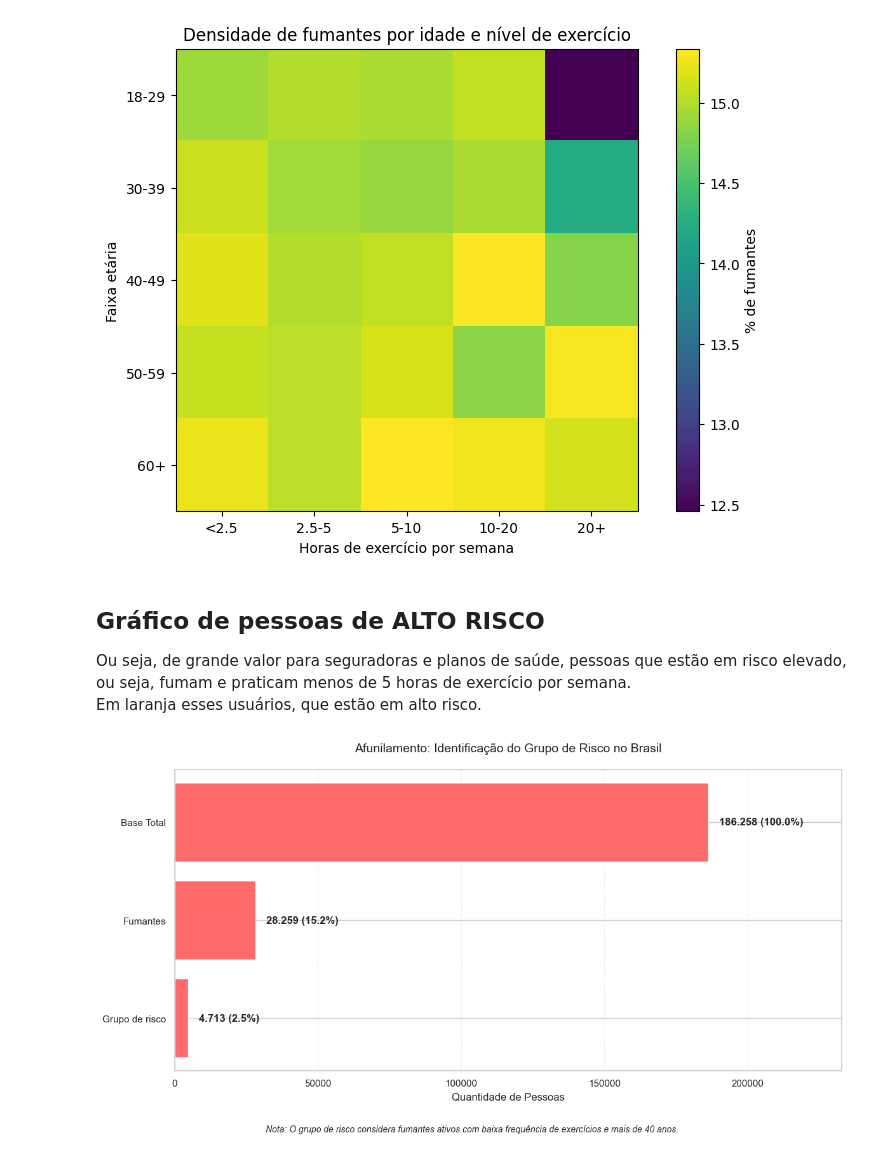
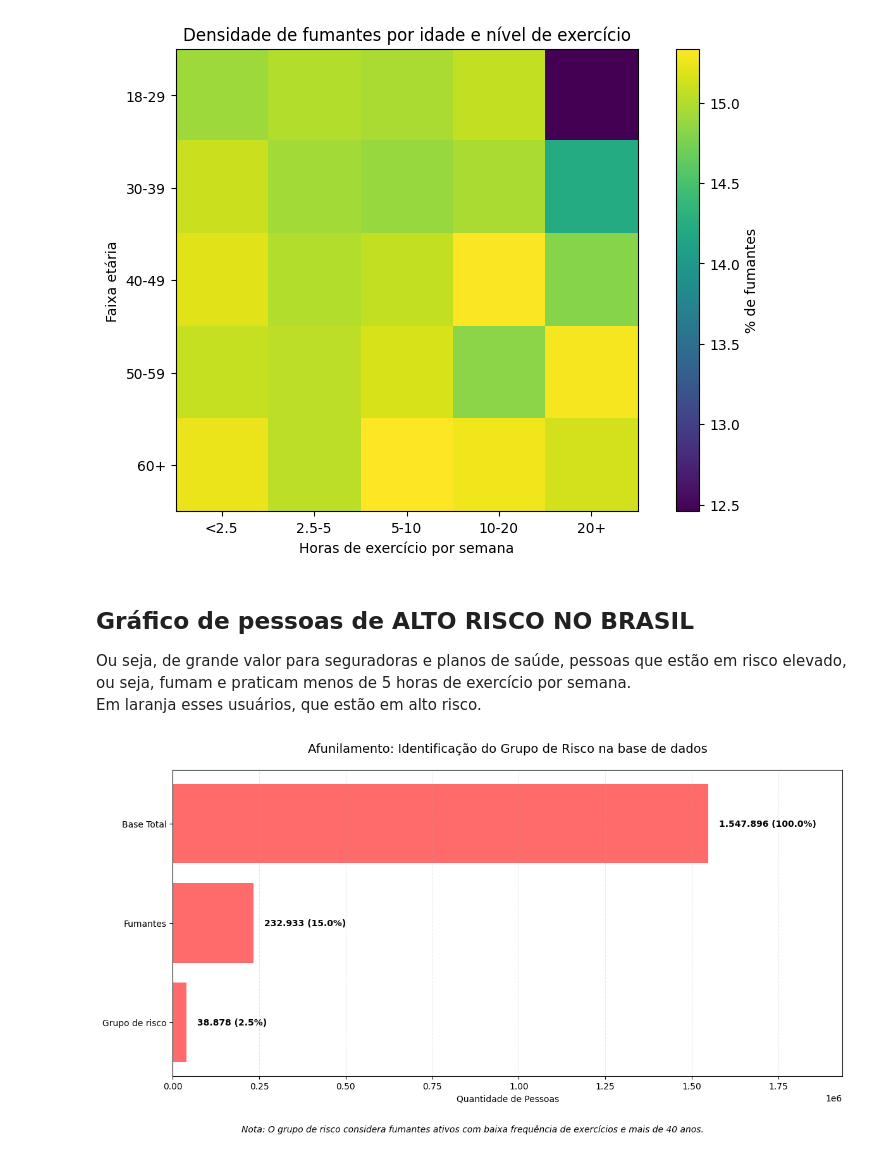
Before and after one commit to H3ytt0r62/SBD2-Social_Media_User_Analysis, a Jupyter notebook: Data layer/Raw/analytcs.ipynb, the cells around one changed output. Cells and saved outputs as stored; diff of their text form; code cells hidden in the pictures.

Commit message:
feat: novo gráfico

```diff
--- a/Data layer/Raw/analytcs.ipynb
+++ b/Data layer/Raw/analytcs.ipynb
@@ -349,41 +349,39 @@ plt.show()
 # %% [output]
 [figure]
 # %% [markdown]
-## Gráfico de pessoas de ALTO RISCO
+## Gráfico de pessoas de ALTO RISCO NO BRASIL
 Ou seja, de grande valor para seguradoras e planos de saúde, pessoas que estão em risco elevado, ou seja, fumam e praticam menos de 5 horas de exercício por semana.<br>
 Em laranja esses usuários, que estão em alto risco.
 # %%
-df_br = df_raw[df_raw['country'] == 'Brazil'].copy()
+total_base = len(df_raw)
 
-total_base = len(df_br)
-
-df_fumantes = df_br[df_br['smoking'].str.lower() == 'yes']
+df_fumantes = df_raw[df_raw['smoking'].str.lower() == 'yes']
 total_fumantes = len(df_fumantes)
 
-df_grupo_risco = df_br[(df_br['age'] >= 40) & (df_br['smoking'].str.lower() == 'yes') & (df_br['exercise_hours_per_week'] < 5)]
+df_grupo_risco = df_raw[(df_raw['age'] >= 40) & (df_raw['smoking'].str.lower() == 'yes') & (df_raw['exercise_hours_per_week'] < 5)]
 total_grupo_risco = len(df_grupo_risco)
 
 etapas = ["Base Total", "Fumantes", "Grupo de risco"]
 valores = [total_base, total_fumantes, total_grupo_risco]
 
 plt.figure(figsize=(12, 6))
 
 bars = plt.barh(etapas[::-1], valores[::-1], color='#ff6b6b')
 for index, value in enumerate(valores[::-1]):
     percentual = (value / total_base) * 100
     plt.text(value + (max(valores) * 0.02), index,
              f"{value:,} ({percentual:.1f}%)".replace(',', '.'),
              va='center', fontweight='bold')
 
 plt.xlim(0, max(valores) * 1.25) # o número tava encostando na barrinha final, aumenta o limite
 
-plt.title('Afunilamento: Identificação do Grupo de Risco no Brasil', pad=20, fontsize=14)
+plt.title('Afunilamento: Identificação do Grupo de Risco na base de dados', pad=20, fontsize=14)
 plt.xlabel('Quantidade de Pessoas')
 plt.grid(axis='x', linestyle='--', alpha=0.3)
 plt.figtext(0.5, -0.05,
             "Nota: O grupo de risco considera fumantes ativos com baixa frequência de exercícios e mais de 40 anos.",
             ha="center", fontsize=10, style='italic')
 plt.tight_layout()
 plt.show()
 # %% [output]
-[figure, old version]
+[figure, new version]
```
Also changed, not shown: parts of 5 cells of this notebook.
